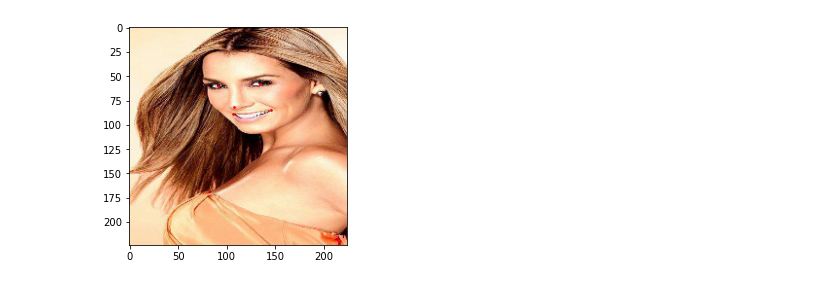
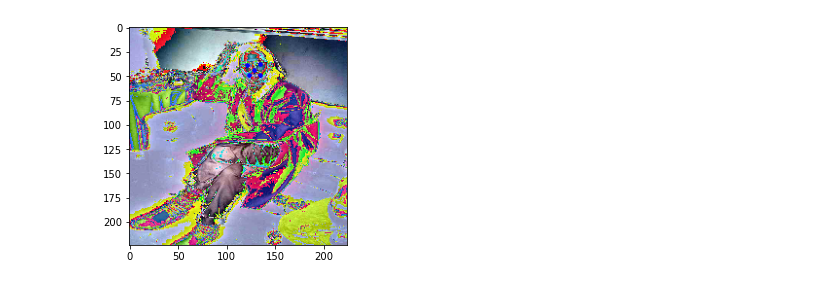
Before and after one commit to erikrozi/facial_landmark_debiasing, a Jupyter notebook: notebooks/Model Loading.ipynb, the cells around one changed output. Cells and saved outputs as stored; diff of their text form; code cells hidden in the pictures.

```diff
--- a/notebooks/Model Loading.ipynb
+++ b/notebooks/Model Loading.ipynb
@@ -31,16 +23,44 @@ dataset = CelebaDataset(data_loc + 'list_landmarks_celeba.txt', data_loc + 'list
+# %%
+train_dataset = CelebaDataset(data_loc + 'landmarks_train.csv', data_loc + 'attr_train.csv', data_loc + 'images',
+                        transform=transforms.Compose([
+                            transforms.ToTensor(),
+                            transforms.Normalize(mean=[0.485, 0.456, 0.406], std=[0.229, 0.224, 0.225]),
+                        ]),
+                        landmark_transform=transforms.Compose([
+                            landmark_transforms.Rescale(224),
+                            landmark_transforms.NormalizeLandmarks()
+                        ]))
+val_dataset = CelebaDataset(data_loc + 'landmarks_val.csv', data_loc + 'attr_val.csv', data_loc + 'images',
+                        transform=transforms.Compose([
+                            transforms.ToTensor(),
+                            transforms.Normalize(mean=[0.485, 0.456, 0.406], std=[0.229, 0.224, 0.225]),
+                        ]),
+                        landmark_transform=transforms.Compose([
+                            landmark_transforms.Rescale(224),
+                            landmark_transforms.NormalizeLandmarks()
+                        ]))
+test_dataset = CelebaDataset(data_loc + 'landmarks_test.csv', data_loc + 'attr_test.csv', data_loc + 'images',
+                        transform=transforms.Compose([
+                            transforms.ToTensor(),
+                            transforms.Normalize(mean=[0.485, 0.456, 0.406], std=[0.229, 0.224, 0.225]),
+                        ]),
+                        landmark_transform=transforms.Compose([
+                            landmark_transforms.Rescale(224),
+                            landmark_transforms.NormalizeLandmarks()
+                        ]))
 # %%
 def show_landmarks(image, landmarks):
     """Show image with landmarks"""
     plt.imshow(transforms.ToPILImage()(image))
-    plt.scatter(landmarks[:, 0] * image.shape[-1], landmarks[:, 1] * image.shape[-2], s=10, marker='.', c='r')
+    plt.scatter(landmarks[:, 0] * image.shape[-1], landmarks[:, 1] * image.shape[-2], s=50, marker='.', c='b')
     plt.pause(0.001)  # pause a bit so that plots are updated
 
 plt.figure()
-sample = dataset[10]
+sample = train_dataset[2000]
 show_landmarks(sample['image'], sample['landmarks'])
 plt.show()
 # %% [output]
-[figure, old version]
+[figure, new version]
 # %%
 fig = plt.figure()
 
```
Also changed, not shown: parts of 10 cells of this notebook, 6 other files.
